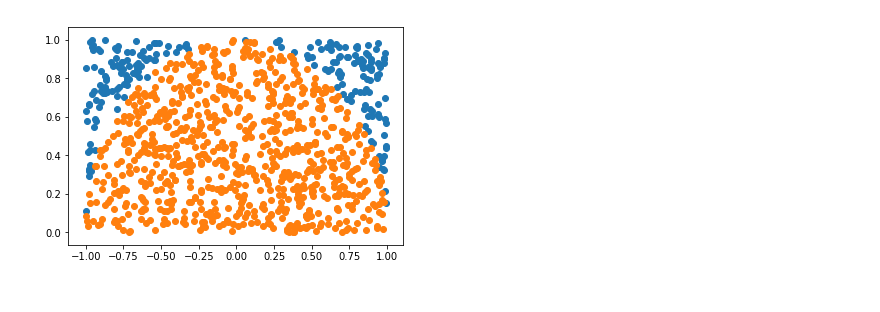
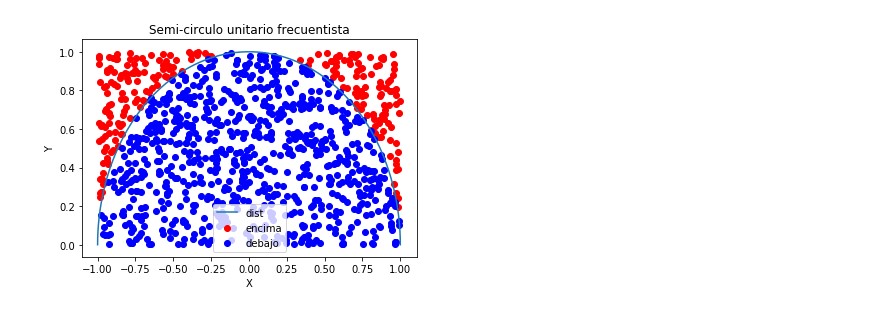
Before and after one commit to Angelicarjs/AngelicaMoreno_bonofinal, a Jupyter notebook: AngelicaMoreno_bonofinal.ipynb, the cells around one changed output. Saved outputs shown, nothing was run; the diff lists cells and outputs as text; code cells hidden in the pictures.

Commit message:
Add files via upload
Circulo unitario frecuentista OK

```diff
--- a/AngelicaMoreno_bonofinal.ipynb
+++ b/AngelicaMoreno_bonofinal.ipynb
@@ -6,20 +6,29 @@ import matplotlib.pylab as plt
 import random
 # %%
 #Circulo unitario frecuentista
+
 x = np.random.rand(1000)*2.0 - 1.0 #randoms entre -1 y 1
 y = (np.random.rand(1000)%100) #randoms entre 0 y 1
 
 ran_fuera = np.where(x*x+y*y > 1) #rango fuera del semicirculo
 x_fuera = x[ran_fuera] #selecciona xs fuera
 y_fuera = y[ran_fuera] #selecciona ys fuera
 
 ran_dentro = np.where(x*x+y*y < 1) #rango dentro del semicirculo
-x_dentro = x[ran_dentro]
-y_dentro = y[ran_dentro]
+x_dentro = x[ran_dentro] #selecciona xs dentro
+y_dentro = y[ran_dentro] #selecciona ys dentro
+
+#angulos para plotear semicirculo
+th = np.linspace(-np.pi/2, np.pi/2, 90)
 
 plt.figure()
-plt.scatter(x_fuera,y_fuera)
-plt.scatter(x_dentro,y_dentro)
+plt.scatter(x_fuera,y_fuera, c = 'r', label = 'encima')
+plt.scatter(x_dentro,y_dentro, c = 'b', label = 'debajo')
+plt.plot(np.sin(th),np.cos(th), label = 'dist')
+plt.legend()
+plt.xlabel('X')
+plt.ylabel('Y')
+plt.title('Semi-circulo unitario frecuentista')
 plt.show()
 # %% [output]
-[figure, old version]
+[figure, new version]
```
